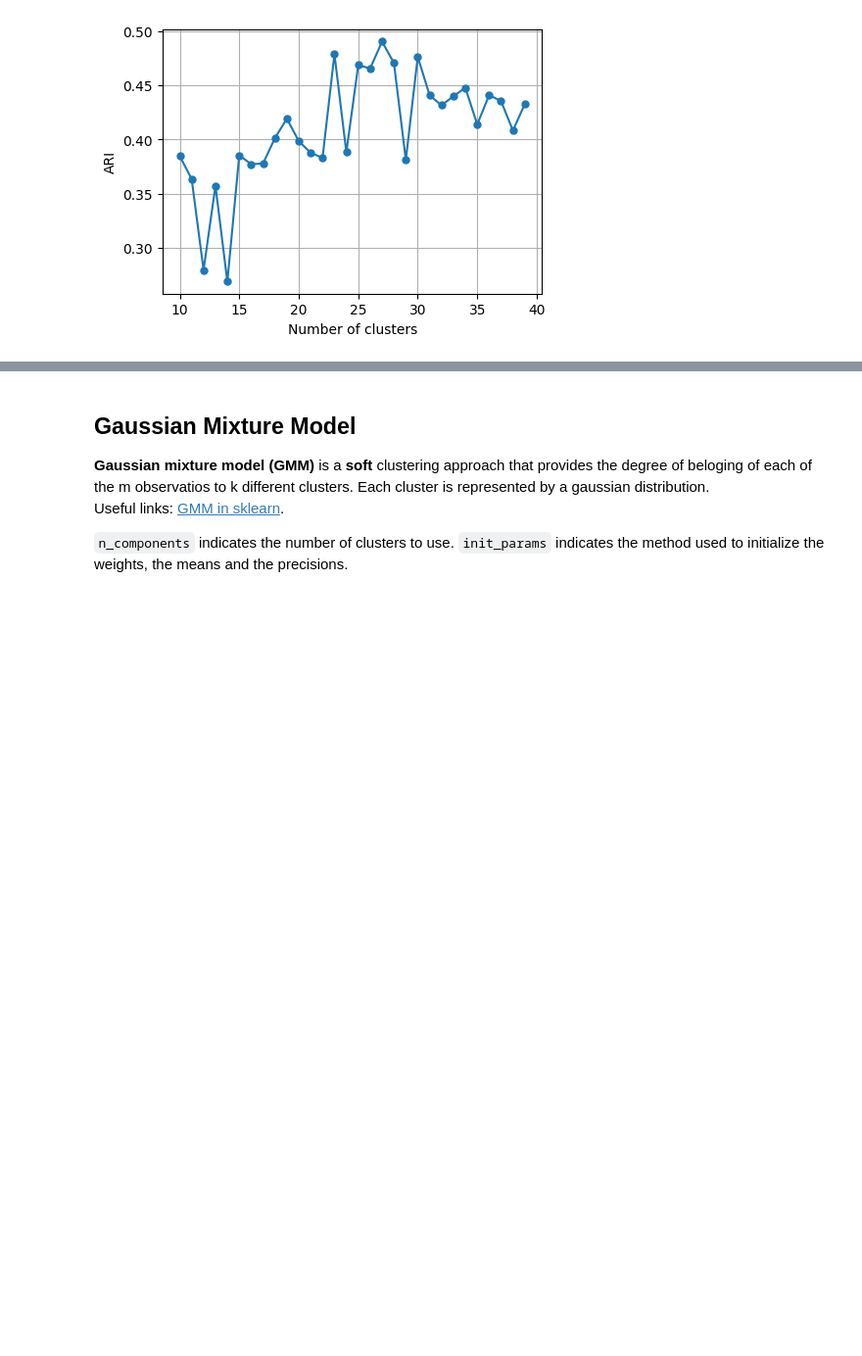
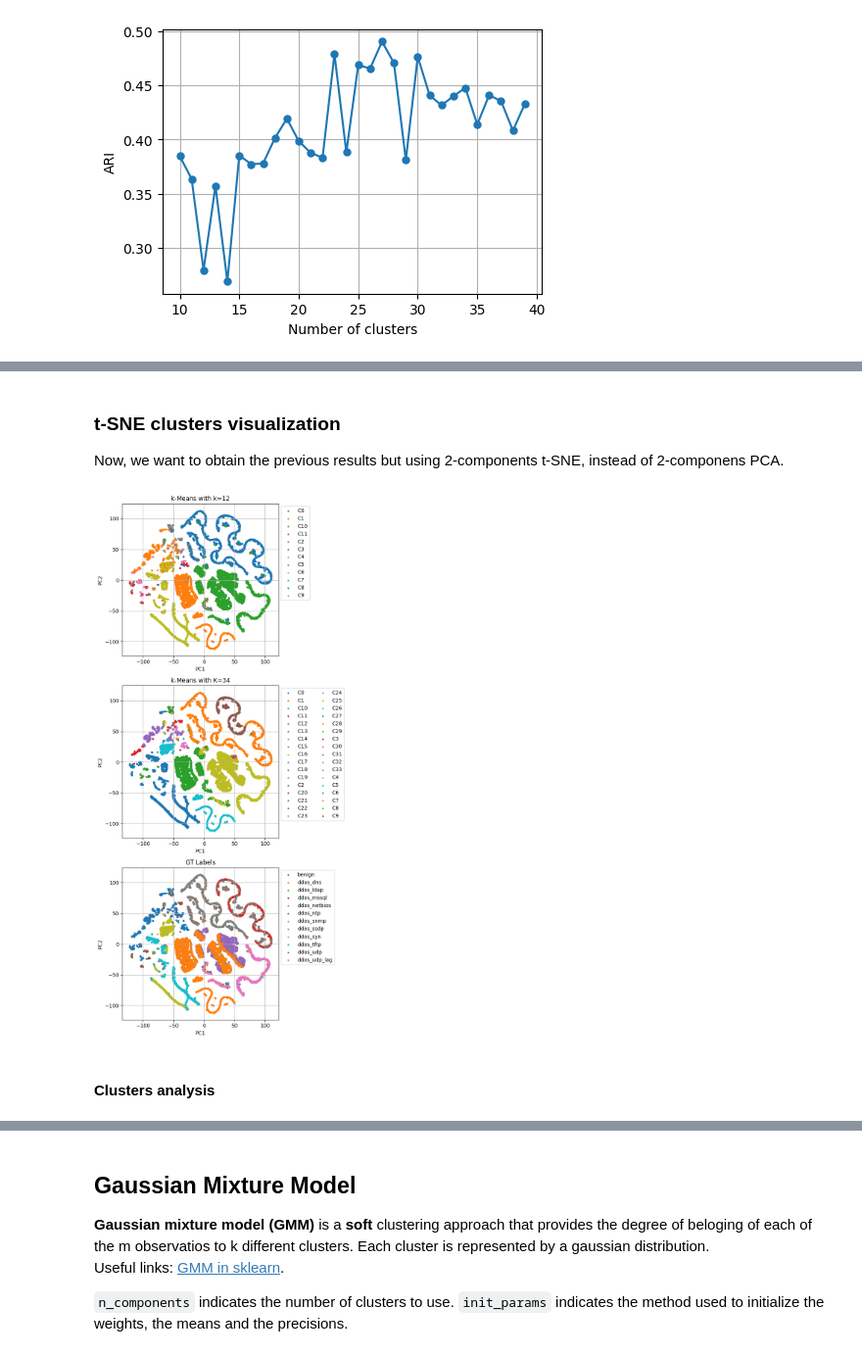
Before and after one commit to iochia02/ML4N_project, a Jupyter notebook: Code/4-unsupervised_learning.ipynb, the cells around one changed output, grey strips where cells are left out. Shown at 98% size. Cells and saved outputs as stored; diff of their text form; code cells hidden in the pictures; blank space fills up the shorter version.

```diff
--- a/Code/4-unsupervised_learning.ipynb
+++ b/Code/4-unsupervised_learning.ipynb
@@ -270,3 +326,50 @@ plt.show()
+# %% [markdown]
+### t-SNE clusters visualization
+Now, we want to obtain the previous results but using 2-components t-SNE, instead of 2-componens PCA.
+# %%
+# Assign the cluster labels to the projection DataFrame
+projection_tsne['cid3_KM'] = [f'C{x}' for x in cl_labels12]
+projection_tsne['cidBest_KM'] = [f'C{x}' for x in cl_labels]
+projection_tsne['label'] = y.reshape(-1)
+
+fig, axs = plt.subplots(3, 1, figsize=(7, 15))
+
+# Each cluster is plotter separately with a unique color
+for i in np.unique(projection_tsne.cid3_KM):
+    subdf = projection_tsne[projection_tsne.cid3_KM==i]
+    axs[0].scatter(subdf[0], subdf[1], label=i, s=5)
+axs[0].grid()
+lgnd = axs[0].legend(bbox_to_anchor=(1, 1), loc="upper left")
+axs[0].set_xlabel('PC1')
+axs[0].set_ylabel('PC2')
+axs[0].set_title('k-Means with k=12')
+
+for i in np.unique(projection_tsne.cidBest_KM):
+    subdf = projection_tsne[projection_tsne.cidBest_KM==i]
+    axs[1].scatter(subdf[0], subdf[1], label=i, s=5)
+axs[1].grid()
+lgnd = axs[1].legend(bbox_to_anchor=(1, 1), loc="upper left", ncol=2)
+
+axs[1].set_xlabel('PC1')
+axs[1].set_ylabel('PC2')
+axs[1].set_title(f'k-Means with K={best_n}')
+
+for i in np.unique(y):
+    subdf = projection_tsne[projection_tsne.label==i]
+    axs[2].scatter(subdf[0], subdf[1], label=i, s=5)
+axs[2].grid()
+lgnd = axs[2].legend(bbox_to_anchor=(1, 1), loc="upper left")
+axs[2].set_xlabel('PC1')
+axs[2].set_ylabel('PC2')
+axs[2].set_title('GT Labels')
+
+
+plt.tight_layout() #Ensures that the subplots do not overlap and fit neatly within the figure
+plt.show()
+# %% [output]
+[figure, added]
+# %% [markdown]
+#### Clusters analysis
 # %%
 # ECDF of number of attack type  per cluster (k=12)
 plt.figure(figsize=(15, 8))
```
Also changed, not shown: parts of 40 cells of this notebook.
